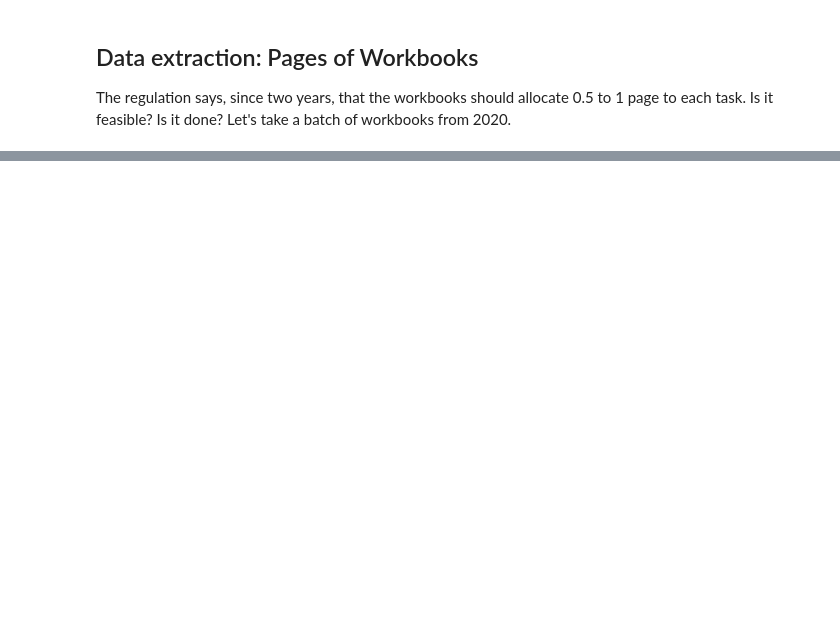
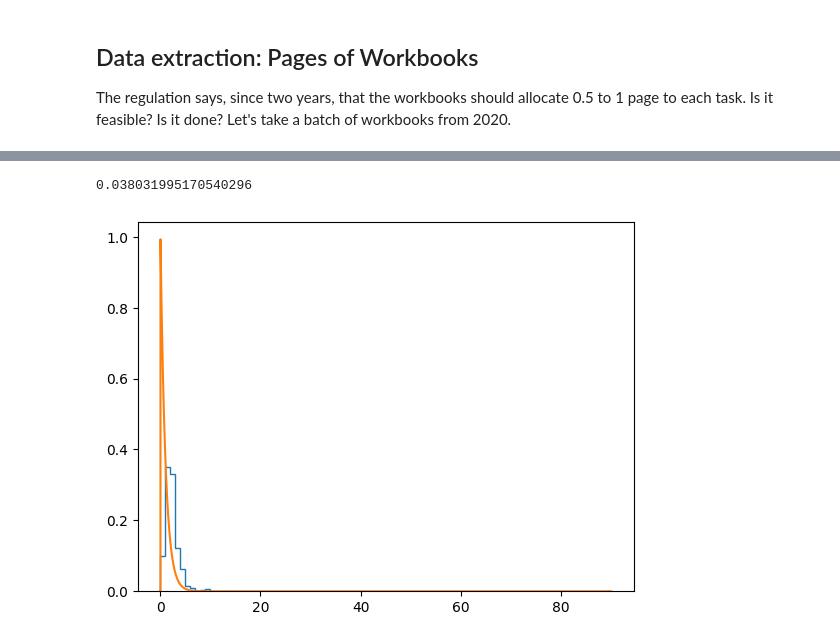
Before and after one commit to iubh/DLMDSAS01, a Jupyter notebook: Tutorials/Parameter-estimates.ipynb, the cells around one changed output, grey strips where cells are left out. Saved outputs shown, nothing was run; the diff lists cells and outputs as text; code cells hidden in the pictures; blank space fills up the shorter version.

```diff
--- a/Tutorials/Parameter-estimates.ipynb
+++ b/Tutorials/Parameter-estimates.ipynb
@@ -32,0 +62,12 @@ Probability of being negative? 0.06680720126885806
+# %%
+504/13252
+# %% [output]
+0.038031995170540296
+# %%
+linspace = np.linspace(0,90, 10000)
+plt.stairs(np.histogram(data)[0]/len(data))
+plt.plot(linspace, list(map(lambda x: scipy.stats.expon(504/13252).pdf(x), linspace)), label='density function')
+# plt.xlabel('X'); plt.ylabel('Y'); plt.title('Pages of workbooks as normal?')
+plt.show()
+# %% [output]
+[figure, added]
```
Also changed, not shown: parts of 8 cells of this notebook, 1 other file.
